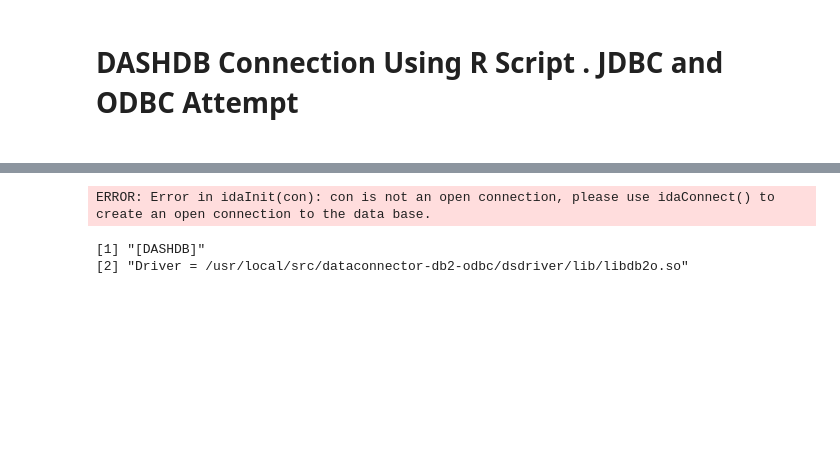
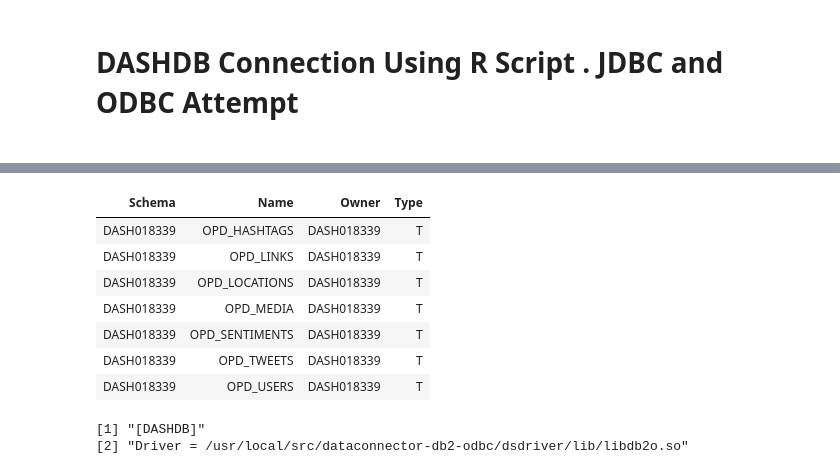
Before and after one commit to charles2588/notebooks, a Jupyter notebook: R/DashDBConnection.ipynb, the cells around one changed output, grey strips where cells are left out. Cells and saved outputs as stored; diff of their text form; code cells hidden in the pictures; blank space fills up the shorter version.

```diff
--- a/R/DashDBConnection.ipynb
+++ b/R/DashDBConnection.ipynb
@@ -9,13 +6,13 @@
 library(ibmdbR)
 library(dplyr)
 
-dsn_driver <- "BLUDB"
+dsn_driver <- "DASHDB"
 dsn_database <- "BLUDB"
 dsn_hostname <- "bluemix05.bluforcloud.com"
 dsn_port <- "50000"
 dsn_protocol <- "TCPIP"
-dsn_uid <- "dash107997"
-dsn_pwd <- "XXXXXXX"
+dsn_uid <- "dash018339"
+dsn_pwd <- "XXXX"
 
 conn_path <- paste(dsn_driver,";DATABASE=",dsn_database, ";HOSTNAME=",dsn_hostname, ";PORT=",dsn_port,";PROTOCOL=",dsn_protocol,";UID=",dsn_uid,";PWD=",dsn_pwd,sep="")
 
@@ -29 +23,8 @@ Warning message in odbcDriverConnect("DSN=BLUDB;DATABASE=BLUDB;HOSTNAME=bluemix0
-ERROR: Error in idaInit(con): con is not an open connection, please use idaConnect() to create an open connection to the data base.
+| Schema | Name | Owner | Type |
+| DASH018339 | OPD_HASHTAGS | DASH018339 | T |
+| DASH018339 | OPD_LINKS | DASH018339 | T |
+| DASH018339 | OPD_LOCATIONS | DASH018339 | T |
+| DASH018339 | OPD_MEDIA | DASH018339 | T |
+| DASH018339 | OPD_SENTIMENTS | DASH018339 | T |
+| DASH018339 | OPD_TWEETS | DASH018339 | T |
+| DASH018339 | OPD_USERS | DASH018339 | T |
```
Also changed, not shown: parts of 4 cells of this notebook.
